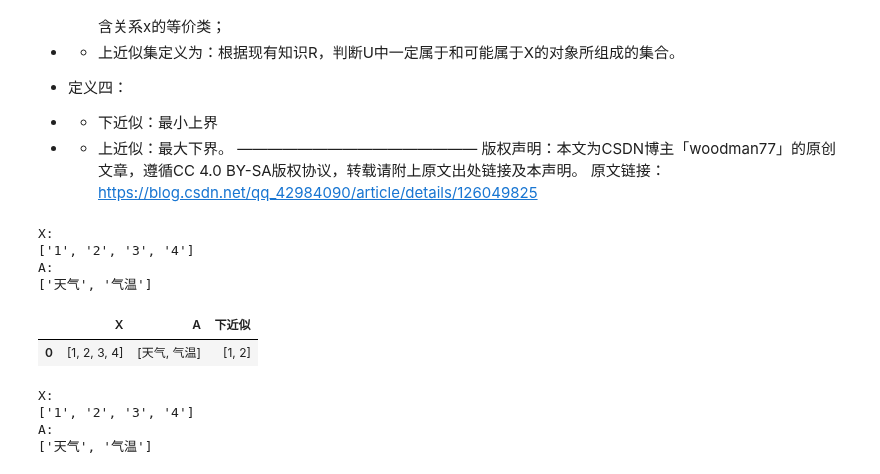
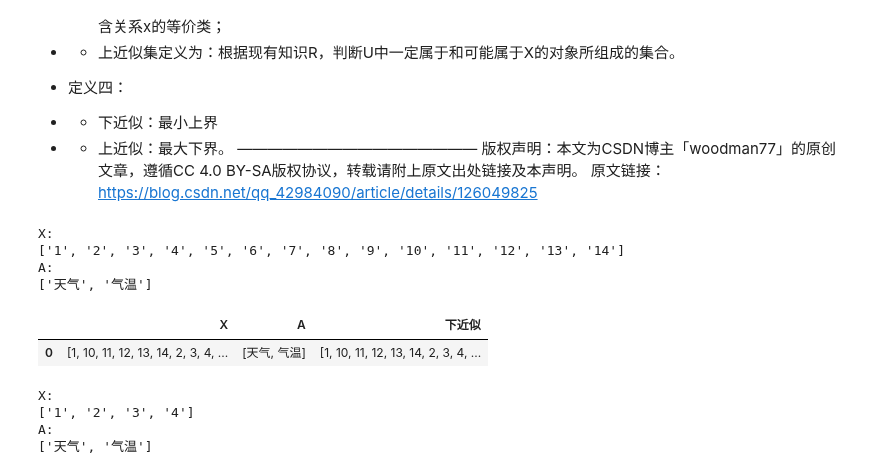
Before and after one commit to YiyaoZhang9527/Algorithm-class-at-Huai-Vocational-College, a Jupyter notebook: 数据预处理/特征选择/离散特征选择方法/粗糙集属性约减/粗糙集基础知识.ipynb, the cells around one changed output. Drawn from its saved outputs; the diff is of its cells as text; code cells hidden in the pictures.

```diff
--- a/数据预处理/特征选择/离散特征选择方法/粗糙集属性约减/粗糙集基础知识.ipynb
+++ b/数据预处理/特征选择/离散特征选择方法/粗糙集属性约减/粗糙集基础知识.ipynb
@@ -391,37 +391,39 @@ def lower_approximation(U,X,R,A,out_dataframe=None):
     X = np.sort(np.array(X,dtype=np.str_))
 
     Equivalence_class_object = Robj["等价类对象"]
     Equivalence_attribute = Robj["等价属性"]
     Equivalencet_attribute_columns = Robj["等价属性列"]
 
     return_eq =[]
 
     for eco in Equivalence_class_object:
         m = len(eco)
         ### 如果eco是X的子集
         is_subsets = np.in1d(eco,X).sum()==m
         if is_subsets:
-            return_eq.append(eco)
+            for e in eco:
+                return_eq.append(e)
     ### 求所有是X子集的eco集合的并集
     return_eq = {"X":[X],"A":[A],"下近似":[np.unique(return_eq)]}
 
     if out_dataframe:
         return pd.DataFrame(return_eq)
     return return_eq
 
 
-X_case = ["1","2","3","4"]
+X_case = ['1', '2', '3', '4', '5', '6', '7', '8', '9', '10', '11', '12','13','14']
 print(f"X:\n{X_case}")
 A=["天气","气温"]
 print(f"A:\n{A}")
 lower_approximation(U=U,X=X_case,R=R,A=A,out_dataframe=True)
+#lower_approximation(U=U,X=['1', '2', '3', '4', '5', '6', '7', '8', '9', '10', '11', '12','13','14'],R=R,A=["类别"],out_dataframe=True)
 # %% [output]
 X:
-['1', '2', '3', '4']
+['1', '2', '3', '4', '5', '6', '7', '8', '9', '10', '11', '12', '13', '14']
 A:
 ['天气', '气温']
 |  | X | A | 下近似 |
-| 0 | [1, 2, 3, 4] | [天气, 气温] | [1, 2] |
+| 0 | [1, 10, 11, 12, 13, 14, 2, 3, 4, ... | [天气, 气温] | [1, 10, 11, 12, 13, 14, 2, 3, 4, ... |
 # %%
 def upper_approximation(U,X,R,A,out_dataframe=None):
     """上近似
```
Also changed, not shown: parts of 1 cell of this notebook.
